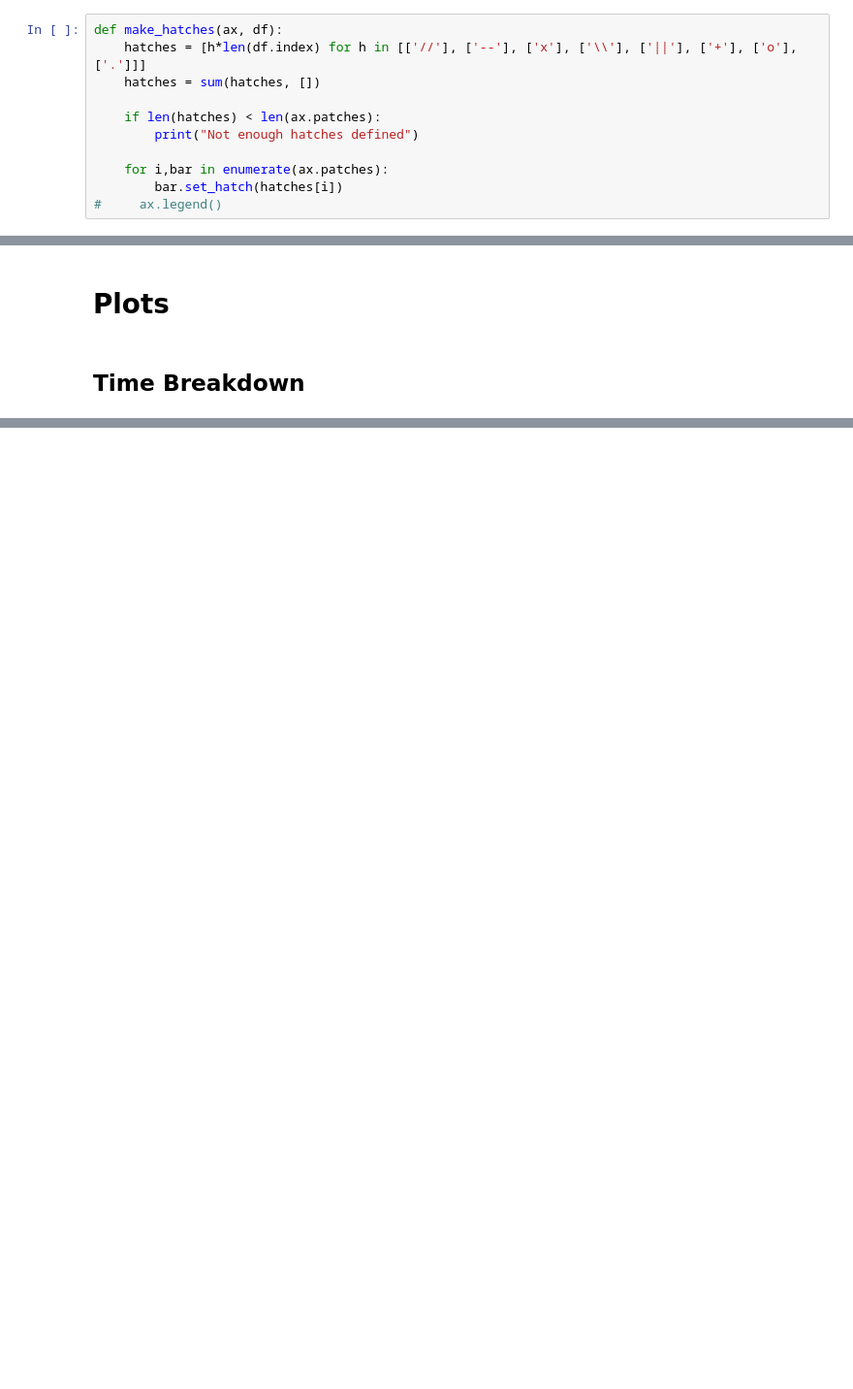
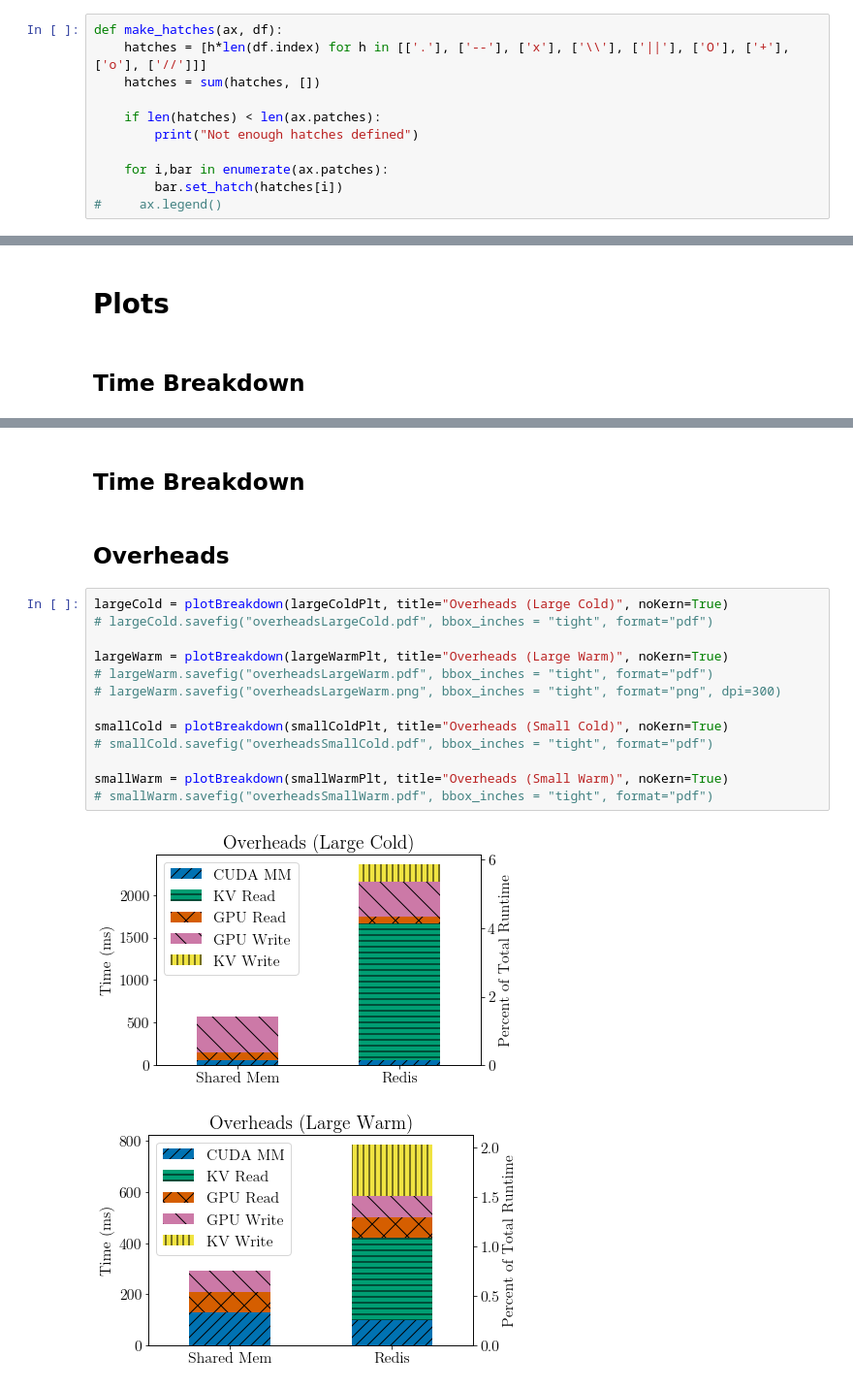
Before and after one commit to NathanTP/fakefaas, a Jupyter notebook: examples/kaasMicro/analysis/matmulAnalysis.ipynb, the cells around one changed output, grey strips where cells are left out. Shown at 97% size. Cells and saved outputs as stored; diff of their text form; blank space fills up the shorter version.

```diff
--- a/examples/kaasMicro/analysis/matmulAnalysis.ipynb
+++ b/examples/kaasMicro/analysis/matmulAnalysis.ipynb
@@ -18,6 +22,6 @@ matplotlib.rcParams.update({'font.size': 16})
 # %%
 def make_hatches(ax, df):
-    hatches = [h*len(df.index) for h in [['//'], ['--'], ['x'], ['\\'], ['||'], ['+'], ['o'], ['.']]]
+    hatches = [h*len(df.index) for h in [['.'], ['--'], ['x'], ['\\'], ['||'], ['O'], ['+'], ['o'], ['//']]]
     hatches = sum(hatches, [])
 
     if len(hatches) < len(ax.patches):
@@ -217,0 +257,20 @@ figLargeCold.savefig("mmBreakdownCold.pdf", bbox_inches = "tight", format="pdf")
+# %% [markdown]
+## Time Breakdown
+# %% [markdown]
+## Overheads
+# %%
+largeCold = plotBreakdown(largeColdPlt, title="Overheads (Large Cold)", noKern=True)
+# largeCold.savefig("overheadsLargeCold.pdf", bbox_inches = "tight", format="pdf")
+
+largeWarm = plotBreakdown(largeWarmPlt, title="Overheads (Large Warm)", noKern=True)
+# largeWarm.savefig("overheadsLargeWarm.pdf", bbox_inches = "tight", format="pdf")
+# largeWarm.savefig("overheadsLargeWarm.png", bbox_inches = "tight", format="png", dpi=300)
+
+smallCold = plotBreakdown(smallColdPlt, title="Overheads (Small Cold)", noKern=True)
+# smallCold.savefig("overheadsSmallCold.pdf", bbox_inches = "tight", format="pdf")
+
+smallWarm = plotBreakdown(smallWarmPlt, title="Overheads (Small Warm)", noKern=True)
+# smallWarm.savefig("overheadsSmallWarm.pdf", bbox_inches = "tight", format="pdf")
+# %% [output]
+[figure, added]
+[figure, added]
```
Also changed, not shown: parts of 23 cells of this notebook, 1 other file.
